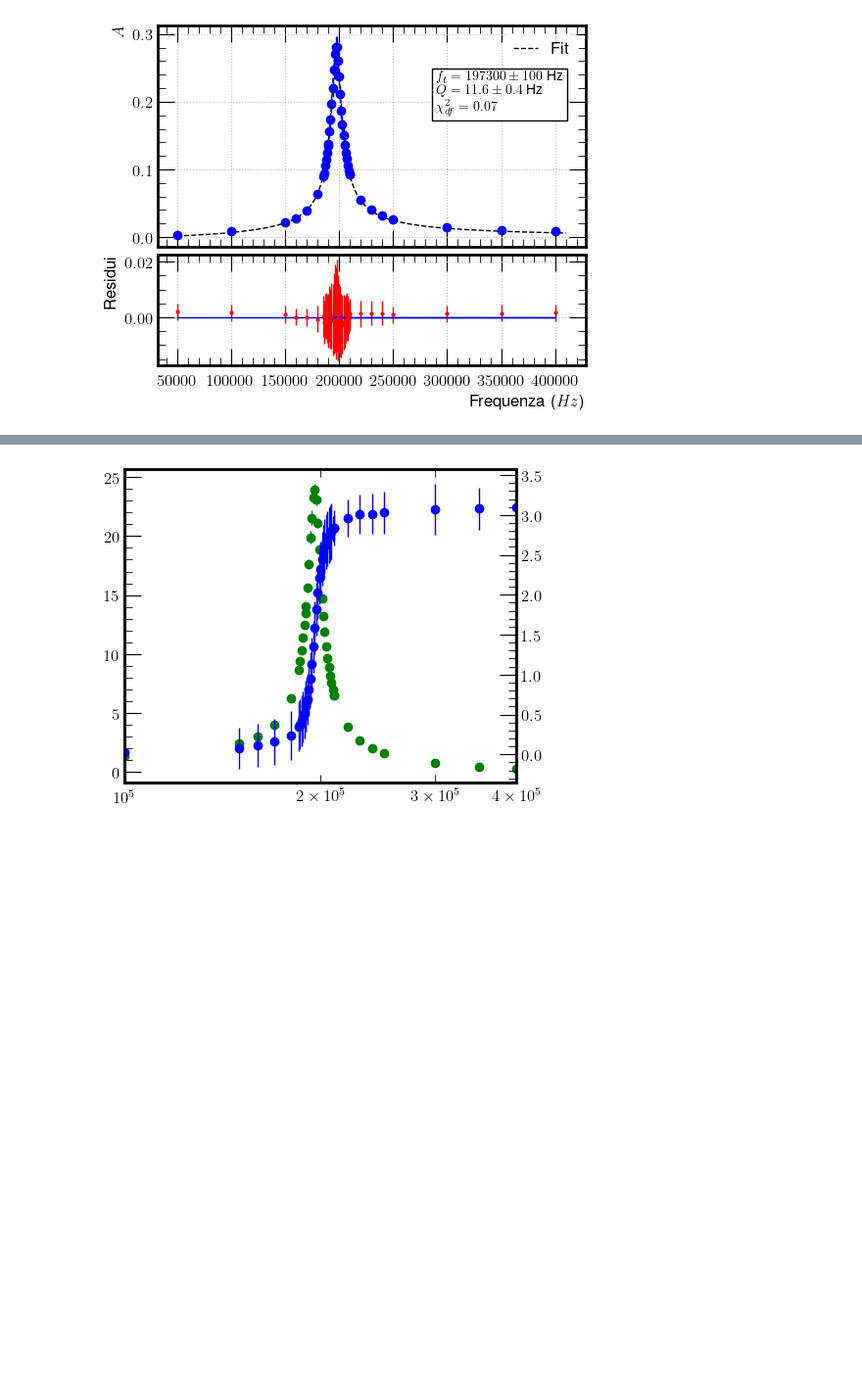
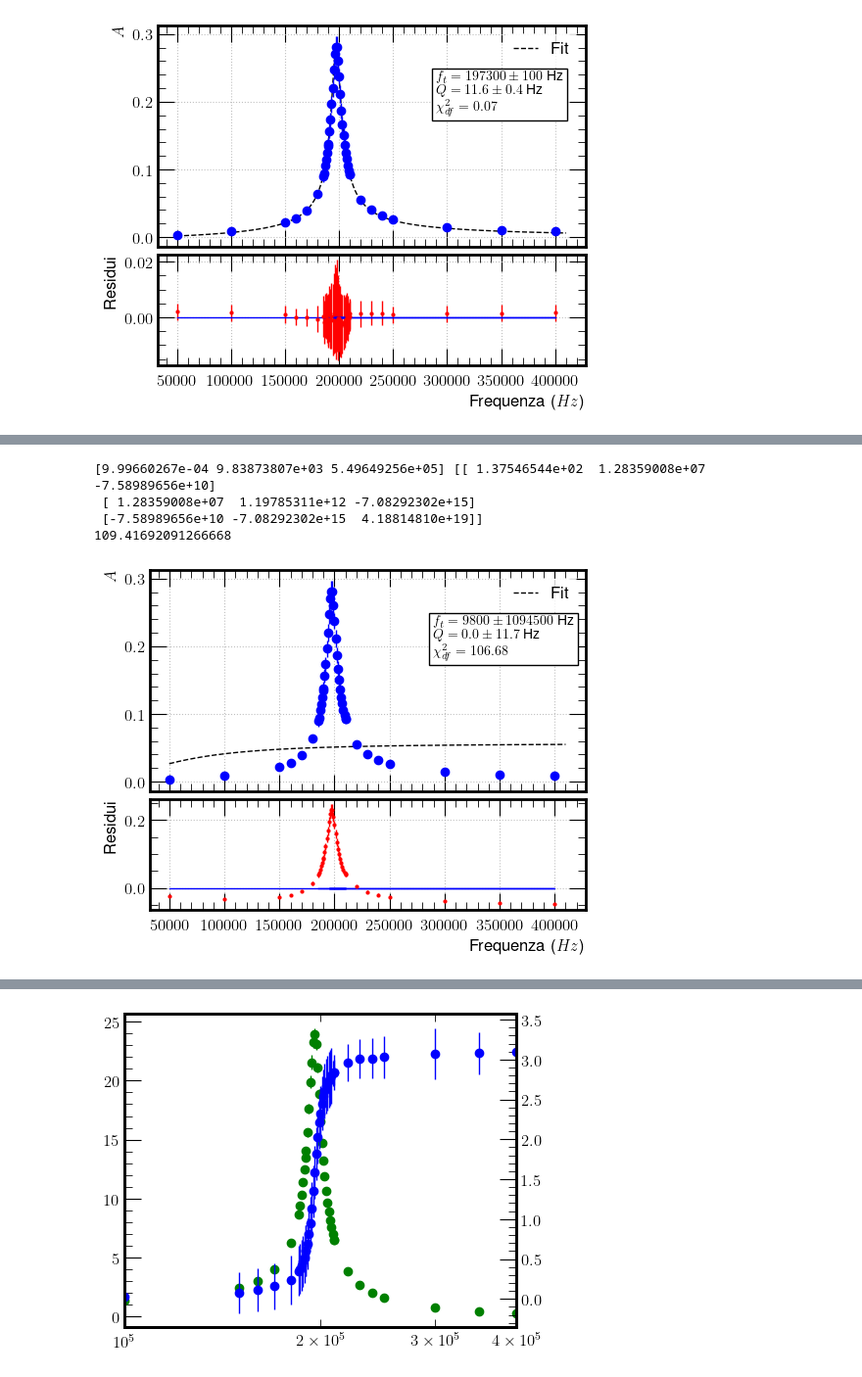
Before and after one commit to Fra005Ve/G09---SF2-, a Jupyter notebook: RLC in frequenza/RLC in frequenza.ipynb, the cells around one changed output, grey strips where cells are left out. Shown: that part at 98% size. Saved outputs shown, nothing was run; the diff lists cells and outputs as text; code cells hidden in the pictures; blank space fills up the shorter version.

Commit message:
RLC in frequenza.ipynb
Tried to add R and L dependent fit, but got not got any results

```diff
--- a/RLC in frequenza/RLC in frequenza.ipynb
+++ b/RLC in frequenza/RLC in frequenza.ipynb
@@ -198,0 +221,46 @@ ax[1].grid(True)
+# %%
+# Fit della funzione di trasferimento non lineare
+valtr, covtr = curve_fit(Tf_R, f, Tf, p0=[0.558*10**-3, 20, 0.3], method='lm' ,sigma=sTf, absolute_sigma=True)
+print(valtr, covtr)
+
+resTr = Tf - Tf_R(f, *valtr)
+chi2Tf = np.sum((resTr/sTf)**2)
+print(chi2Tf/(len(f)-2))
+
+x_fit = np.linspace(min(f)-100,max(f)+1e4, 10000)
+
+impedenze.append(valtr[1])
+simpedenze.append(np.sqrt(covtr[1,1]))
+resistenze.append(valtr[0])
+sresistenze.append(np.sqrt(covtr[0,0]))
+
+# Plot the first fit to define t0
+fig, ax = plt.subplots(2, 1, figsize=(5, 4),sharex=True, constrained_layout = True, height_ratios=[2, 1])
+ax[0].plot(x_fit, Tf_R(x_fit, *valtr), label='Fit', linestyle='--', color='black')
+ax[0].errorbar(f, Tf, yerr=sTf , fmt='o')
+ax[0].legend(loc='upper right')
+ax[0].set_ylabel(r'$A$')
+
+textstr = '\n'.join((
+    r'$f_t = %.f \pm %.f$ Hz' % (round(valtr[1],-2), round(np.sqrt(covtr[1,1]),-2)),
+    r'$Q = %.1f \pm %.1f$ Hz' % (valtr[0], np.sqrt(covtr[0,0])),
+    r'$\chi^2_{df} = %.2f$' % (chi2Tf/(len(f)-1))))
+
+# Posizionamento del box nell'angolo in alto a sinistra
+props = dict(boxstyle='square', facecolor='white', alpha=1)
+ax[0].text(0.65, 0.8, textstr, transform=ax[0].transAxes, fontsize=10,
+           verticalalignment='top', bbox=props)
+ax[0].grid(True)
+
+
+ax[1].errorbar(f,resTr,yerr=sTf, fmt='o', label='Residui',ms=2,color='red')
+ax[1].set_ylabel('Residui')
+ax[1].set_xlabel(r'Frequenza ($Hz$)')
+ax[1].plot(f,np.zeros(len(f)))
+ax[1].grid(True)
+# %% [output]
+[9.99660267e-04 9.83873807e+03 5.49649256e+05] [[ 1.37546544e+02  1.28359008e+07 -7.58989656e+10]
+ [ 1.28359008e+07  1.19785311e+12 -7.08292302e+15]
+ [-7.58989656e+10 -7.08292302e+15  4.18814810e+19]]
+109.41692091266668
+[figure, added]
```
Also changed, not shown: parts of 11 cells of this notebook.
